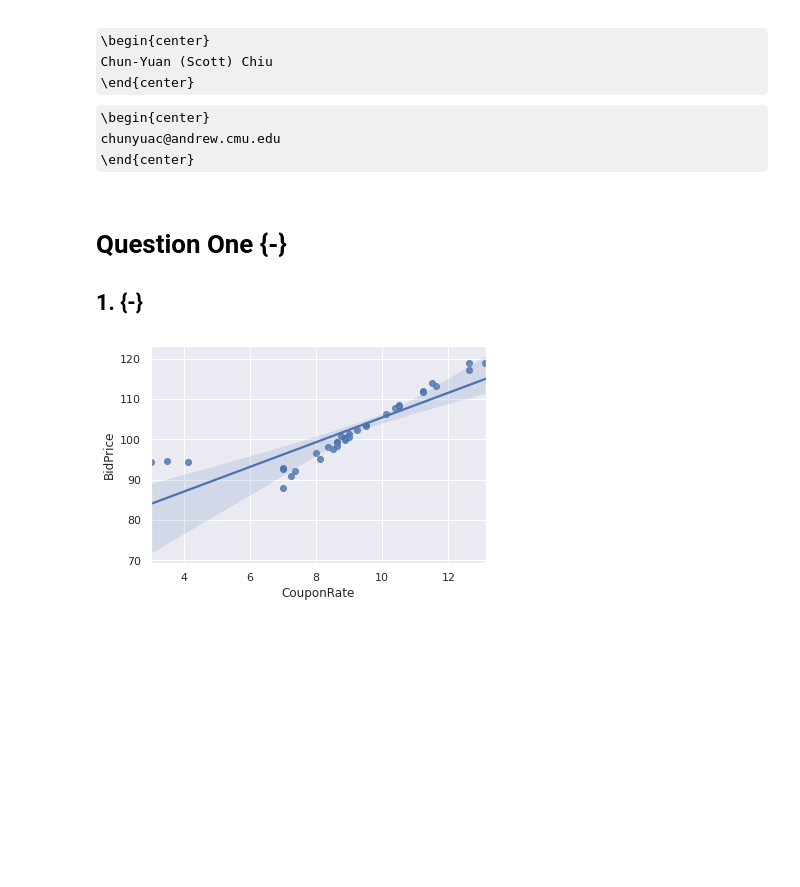
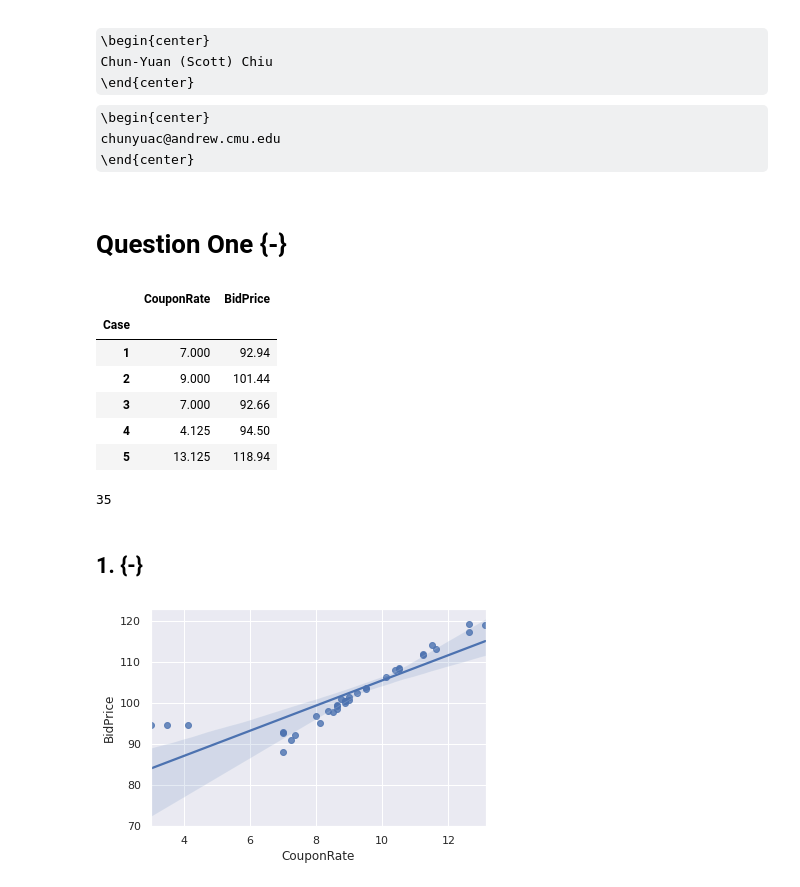
Before and after one commit to beginnerSC/mscf, a Jupyter notebook: FDS I/Homework 5/Homework 5.ipynb, the cells around one changed output. Drawn from its saved outputs; the diff is of its cells as text; code cells hidden in the pictures; some formulas as TeX source; blank space fills up the shorter version.

```diff
--- a/FDS I/Homework 5/Homework 5.ipynb
+++ b/FDS I/Homework 5/Homework 5.ipynb
@@ -7,7 +7,27 @@ chunyuac@andrew.cmu.edu
 \end{center}
 # %% [markdown]
 # Question One {-}
-
-## 1. {-}
+# %%
+import pandas as pd
+
+bonds = pd.read_csv('bonds.txt', sep='\t', index_col=0)
+# bonds = bonds[bonds['CouponRate'] > 6]
+n = len(bonds)
+
+bonds.head()
+# %% [output]
+|  | CouponRate | BidPrice |
+| Case |  |  |
+| 1 | 7.000 | 92.94 |
+| 2 | 9.000 | 101.44 |
+| 3 | 7.000 | 92.66 |
+| 4 | 4.125 | 94.50 |
+| 5 | 13.125 | 118.94 |
+# %%
+n
+# %% [output]
+35
+# %% [markdown]
+## 1. {-}
 # %%
 import seaborn as sns
```
Also changed, not shown: parts of 11 cells of this notebook.
